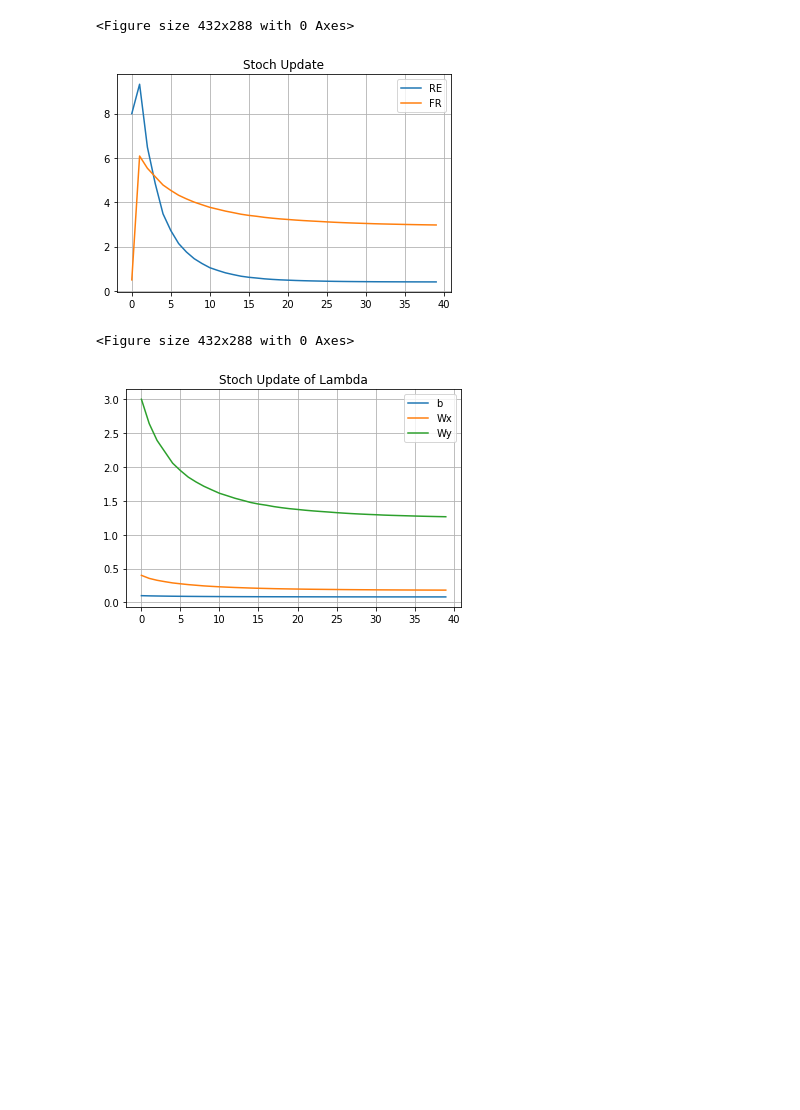
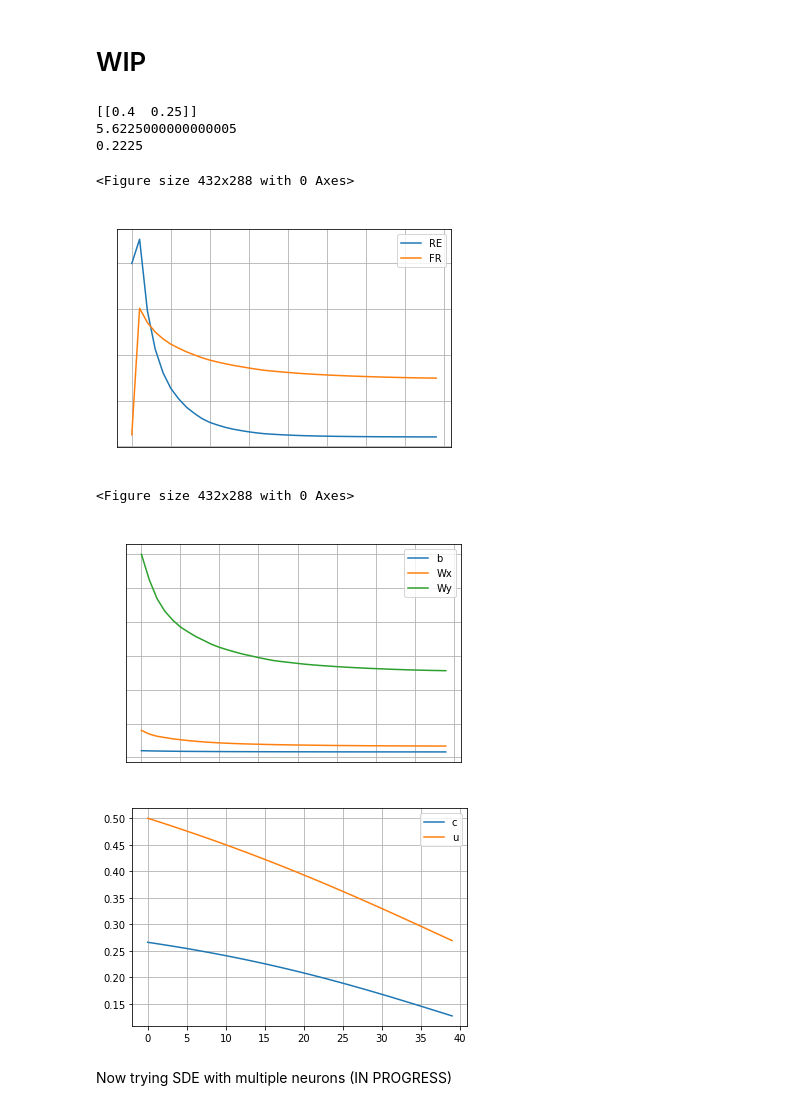
Before and after one commit to mmadduri/BMI_Model, a Jupyter notebook: Winter2020_Work.ipynb, the cells around one changed output. Saved outputs shown, nothing was run; the diff lists cells and outputs as text; code cells hidden in the pictures; blank space fills up the shorter version.

```diff
--- a/Winter2020_Work.ipynb
+++ b/Winter2020_Work.ipynb
@@ -16,3 +388,5 @@ $$ \lambda^+ = \lambda - \frac{\nu}{N\delta} \sum_{n = 1}^N ( error(\lambda + \d
+# %% [markdown]
+# WIP
 # %%
 import numpy as np
 import matplotlib.pyplot as plt
@@ -71,7 +445,6 @@ def reachError_FR(firing_rate, targ_vect):
   return calcReachError(y_vect, t_vect)
 
 #########
-## Related to Stochastic Gradient Descent
 
 # this is only 1 iteration of SGD
 # takes in a vector lambda
@@ -82,7 +455,6 @@ def findErrorGrad_lambda(lambda_input, sigma, delta, targ_vect):
   errorGrad = np.zeros(lambda_size)
   lambda_perturb = np.zeros(lambda_size)
   perturb_rand = np.zeros(( lambda_size, N_samp ))
-
 
   for iL in range(lambda_size):
     perturb_rand[iL, :] = np.random.normal(lambda_input[iL], sigma, N_samp)
@@ -102,6 +474,7 @@ def findErrorGrad_lambda(lambda_input, sigma, delta, targ_vect):
 
   # print(np.shape(errorGrad))
   return errorGrad
+
 
 def gradDesc_lambda(fr_init, lambda_init, targ_vect, learn_rate, numIter, sigma, delta):
   lambda_vect = np.zeros((np.size(lambda_init), numIter))
@@ -146,18 +519,29 @@ def gradDesc_lambda(fr_init, lambda_init, targ_vect, learn_rate, numIter, sigma,
 
   ax.plot(it_idx, err_vect, label = 'RE')
   ax.plot(it_idx, fr_vect, label = 'FR')
+  ax.tick_params(axis='x', colors='white')
+  ax.tick_params(axis='y', colors='white')
   leg = ax.legend();
   plt.grid()
-  plt.title('Stoch Update')
+  plt.title('Stoch Update', color='white')
+
+
 
   plt.figure()
   fig2, ax2 = plt.subplots()
   ax2.plot(it_idx, lambda_vect[0, :], label = 'b')
   ax2.plot(it_idx, lambda_vect[1, :], label = 'Wx')
   ax2.plot(it_idx, lambda_vect[2, :], label = 'Wy')
+  ax2.tick_params(axis='x', colors='white')
+  ax2.tick_params(axis='y', colors='white')
+
+
   leg = ax2.legend();
   plt.grid()
-  plt.title('Stoch Update of Lambda')
+  plt.title('Stoch Update of Lambda', color='white')
+
+
+
 
 
 # param vect = what to update
@@ -178,47 +562,54 @@ def gradDesc_cont(rate, it_num, u_init):
   c_new = [cost(u_new[-1])]
   for it in range(1,it_num,1):
     u_new.append(u_new[-1] - rate*D1_c(u_new[-1]))
     c_new.append(cost(u_new[-1]))
   it_idx = np.linspace(0,it_num, it_num, endpoint=False)
   plt.figure()
   plt.plot(it_idx, c_new)
   plt.plot(it_idx, u_new)
 
 # # Set initial conditions
 
 # #######
 # Set initial conditions
 learn_rate = 0.5
 numIter = 40
 fr_init = [0.5]
 lambda_init = np.array([0.1, 0.4, 3])
 sigma = 0.01 # Note about sigma: Anything >0.1 does not converge
 delta = 1
 
 TARGET_NUM = 2
 TARGET_VECTOR = [2, 2]
 gradDesc_lambda(fr_init, lambda_init, TARGET_VECTOR, learn_rate, numIter, sigma, delta)
 
 ##
 
 # print(findErrorGrad_lambda(lambda_init, sigma, delta, TARGET_VECTOR))
 
-##### TESTING ONLY
-# rate = 0.1
-# u_init = 0.5
-# gradDesc_cont(rate, numIter, u_init)
-# plt.legend({'c', 'u'})
-# plt.grid()
+#### TESTING ONLY
+rate = sigma
+u_init = 0.5
+gradDesc_cont(rate, numIter, u_init)
+plt.legend({'c', 'u'})
+plt.grid()
 
-# e1 = decoder_findY(u_init, TARGET_VECTOR)
-# print(e1)
-# print(reachError_FR(u_init, TARGET_VECTOR))
-# print(np.linalg.norm(e1, 2)**2)
+e1 = decoder_findY(u_init, TARGET_VECTOR)
+print(e1)
+print(reachError_FR(u_init, TARGET_VECTOR))
+print(np.linalg.norm(e1, 2)**2)
 # %% [output]
-<Figure size 432x288 with 0 Axes>
+[[0.4  0.25]]
+5.6225000000000005
+0.2225
+<Figure size 432x288 with 0 Axes>
-[figure, old version]
+[figure, new version]
-<Figure size 432x288 with 0 Axes>
+<Figure size 432x288 with 0 Axes>
-[figure, old version]
+[figure, new version]
+[figure, added]
+# %% [markdown]
+
+Now trying SDE with multiple neurons (IN PROGRESS)
 # %%
 import numpy as np
 import matplotlib.pyplot as plt
```
Also changed, not shown: parts of 6 cells of this notebook.
